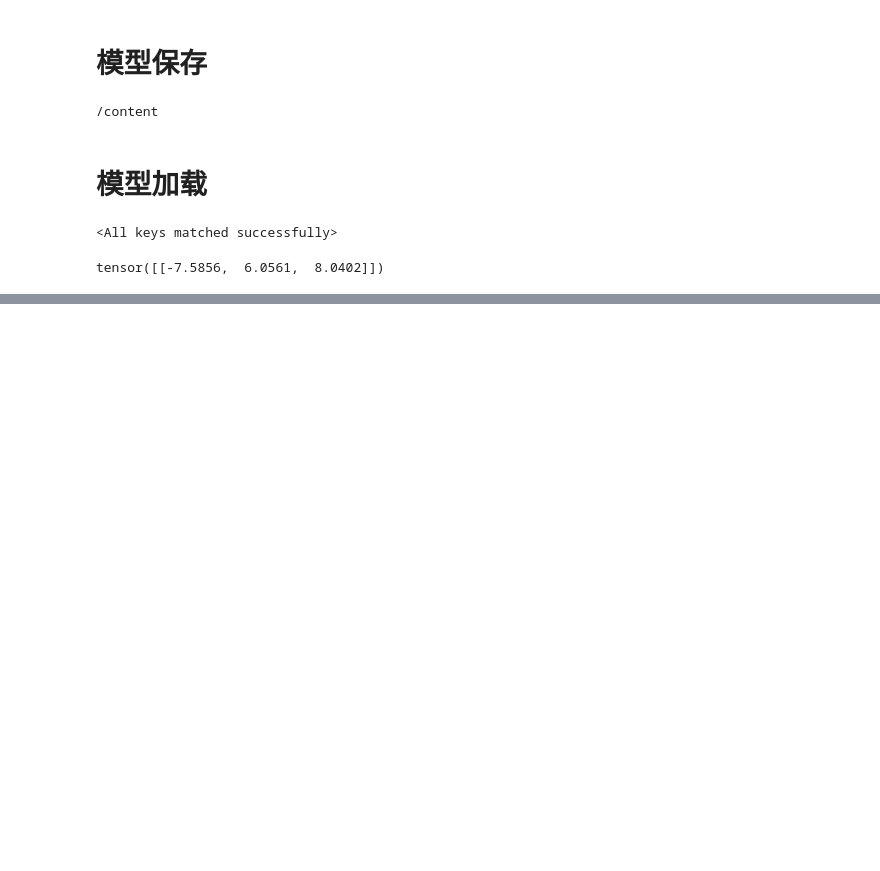
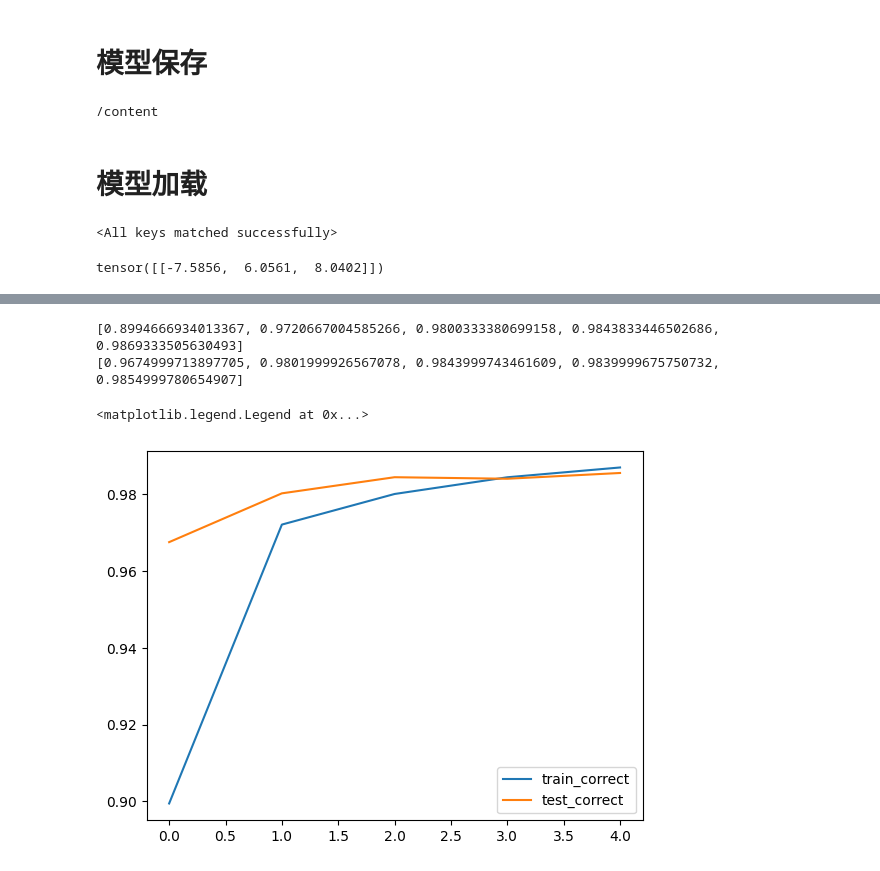
Before and after one commit to caz1011/My_Pytorch_Study, a Jupyter notebook: pytorch_study.ipynb, the cells around one changed output, grey strips where cells are left out. Saved outputs shown, nothing was run; the diff lists cells and outputs as text; code cells hidden in the pictures; blank space fills up the shorter version.

```diff
--- a/pytorch_study.ipynb
+++ b/pytorch_study.ipynb
@@ -441,0 +578,16 @@ tensor([[-7.5856,  6.0561,  8.0402]])
+# %%
+
+
+train_correct = [i.detach().item() for i  in train_correct]
+
+test_correct = [i.detach().item() for i  in test_correct]
+print(train_correct)
+print(test_correct)
+plt.plot(train_correct, label = "train_correct")
+plt.plot(test_correct, label = "test_correct")
+plt.legend()
+# %% [output]
+[0.8994666934013367, 0.9720667004585266, 0.9800333380699158, 0.9843833446502686, 0.9869333505630493]
+[0.9674999713897705, 0.9801999926567078, 0.9843999743461609, 0.9839999675750732, 0.9854999780654907]
+<matplotlib.legend.Legend at 0x...>
+[figure, added]
```
Also changed, not shown: parts of 12 cells of this notebook.
